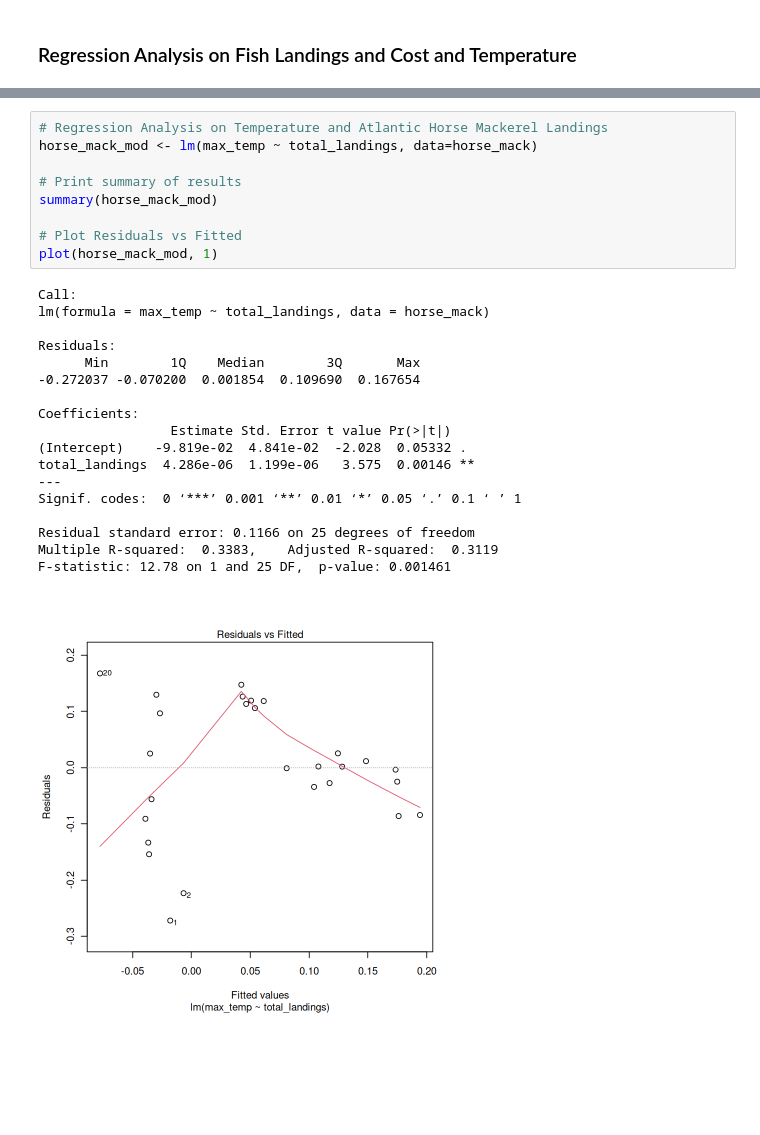
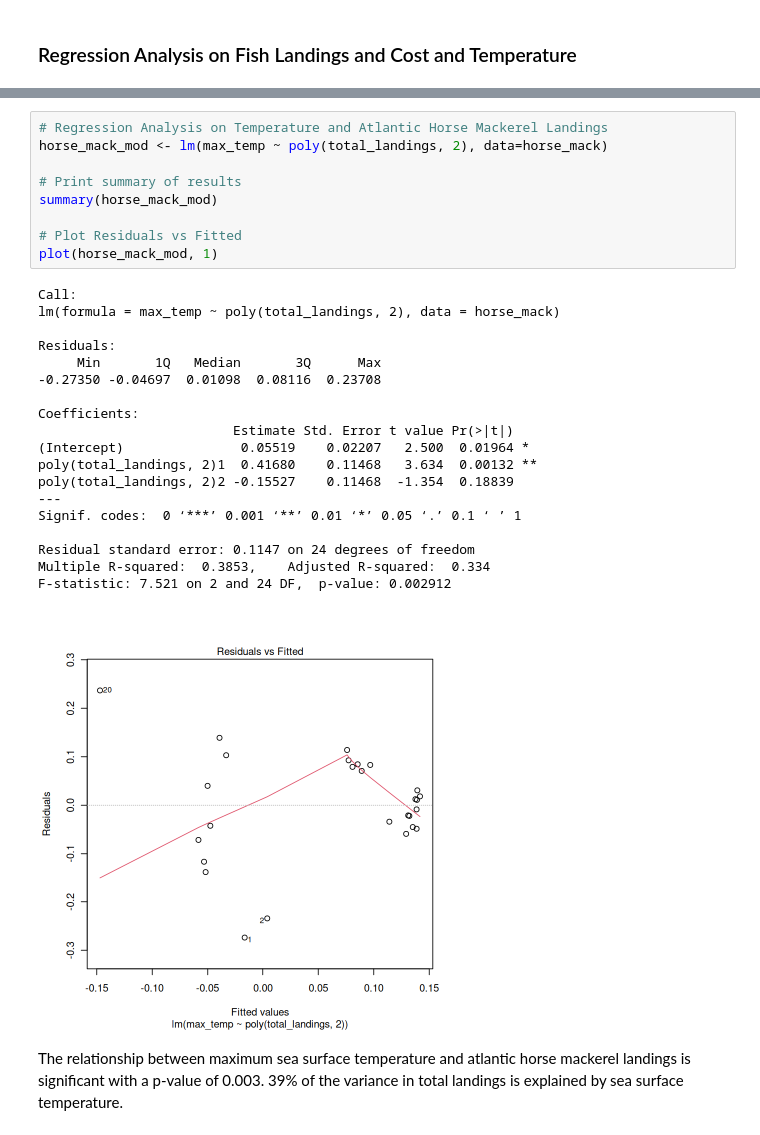
Before and after one commit to daisychu12/pt-fisheries-climate-change, a Jupyter notebook: analysis/data-analysis-and-results.ipynb, the cells around one changed output, grey strips where cells are left out. Saved outputs shown, nothing was run; the diff lists cells and outputs as text; blank space fills up the shorter version.

```diff
--- a/analysis/data-analysis-and-results.ipynb
+++ b/analysis/data-analysis-and-results.ipynb
@@ -210,30 +214,33 @@ F-statistic: 9.002 on 2 and 24 DF,  p-value: 0.001211
 # %%
 # Regression Analysis on Temperature and Atlantic Horse Mackerel Landings
-horse_mack_mod <- lm(max_temp ~ total_landings, data=horse_mack)
+horse_mack_mod <- lm(max_temp ~ poly(total_landings, 2), data=horse_mack)
 
 # Print summary of results
 summary(horse_mack_mod)
 
 # Plot Residuals vs Fitted
 plot(horse_mack_mod, 1)
 # %% [output]
 Call:
-lm(formula = max_temp ~ total_landings, data = horse_mack)
+lm(formula = max_temp ~ poly(total_landings, 2), data = horse_mack)
 
 Residuals:
-      Min        1Q    Median        3Q       Max
--0.272037 -0.070200  0.001854  0.109690  0.167654
+     Min       1Q   Median       3Q      Max
+-0.27350 -0.04697  0.01098  0.08116  0.23708
 
 Coefficients:
-                 Estimate Std. Error t value Pr(>|t|)
-(Intercept)    -9.819e-02  4.841e-02  -2.028  0.05332 .
-total_landings  4.286e-06  1.199e-06   3.575  0.00146 **
+                         Estimate Std. Error t value Pr(>|t|)
+(Intercept)               0.05519    0.02207   2.500  0.01964 *
+poly(total_landings, 2)1  0.41680    0.11468   3.634  0.00132 **
+poly(total_landings, 2)2 -0.15527    0.11468  -1.354  0.18839
 ---
 Signif. codes:  0 ‘***’ 0.001 ‘**’ 0.01 ‘*’ 0.05 ‘.’ 0.1 ‘ ’ 1
 
-Residual standard error: 0.1166 on 25 degrees of freedom
-Multiple R-squared:  0.3383,    Adjusted R-squared:  0.3119
-F-statistic: 12.78 on 1 and 25 DF,  p-value: 0.001461
+Residual standard error: 0.1147 on 24 degrees of freedom
+Multiple R-squared:  0.3853,    Adjusted R-squared:  0.334
+F-statistic: 7.521 on 2 and 24 DF,  p-value: 0.002912
-[figure, old version]
+[figure, new version]
+# %% [markdown]
+The relationship between maximum sea surface temperature and atlantic horse mackerel landings is significant with a p-value of 0.003. 39% of the variance in total landings is explained by sea surface temperature.
 # %%
 # Regression Analysis on Temperature and Common Octopus Landings
```
Also changed, not shown: parts of 22 cells of this notebook, 8 other files.
